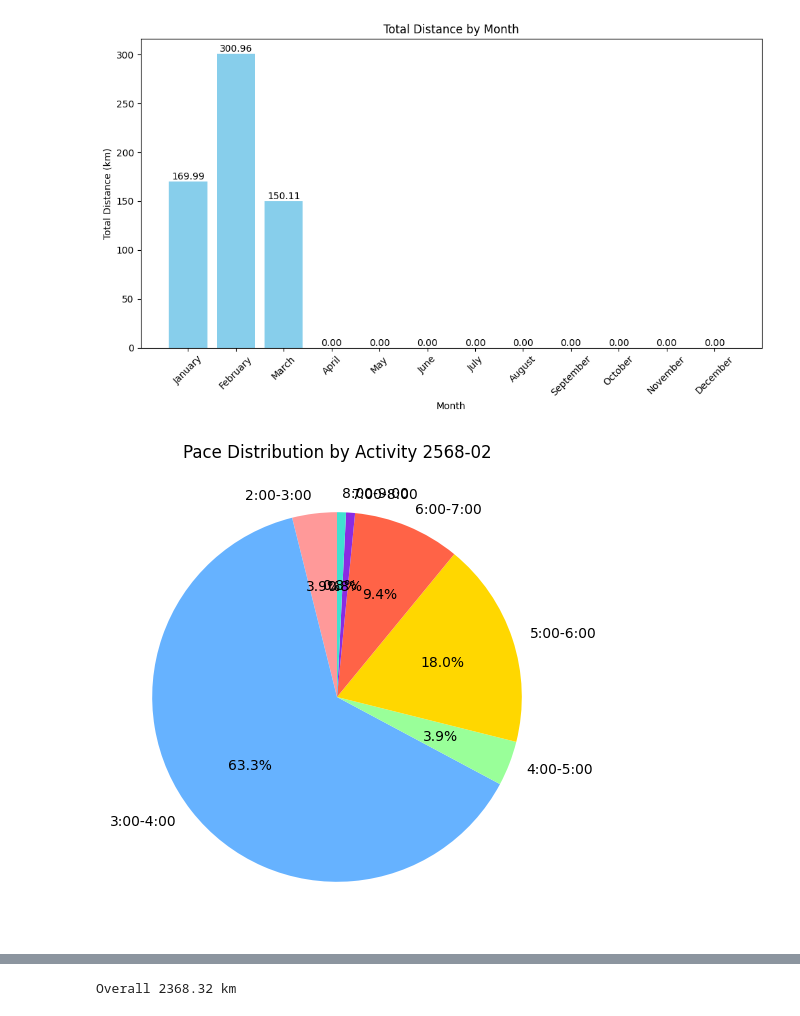
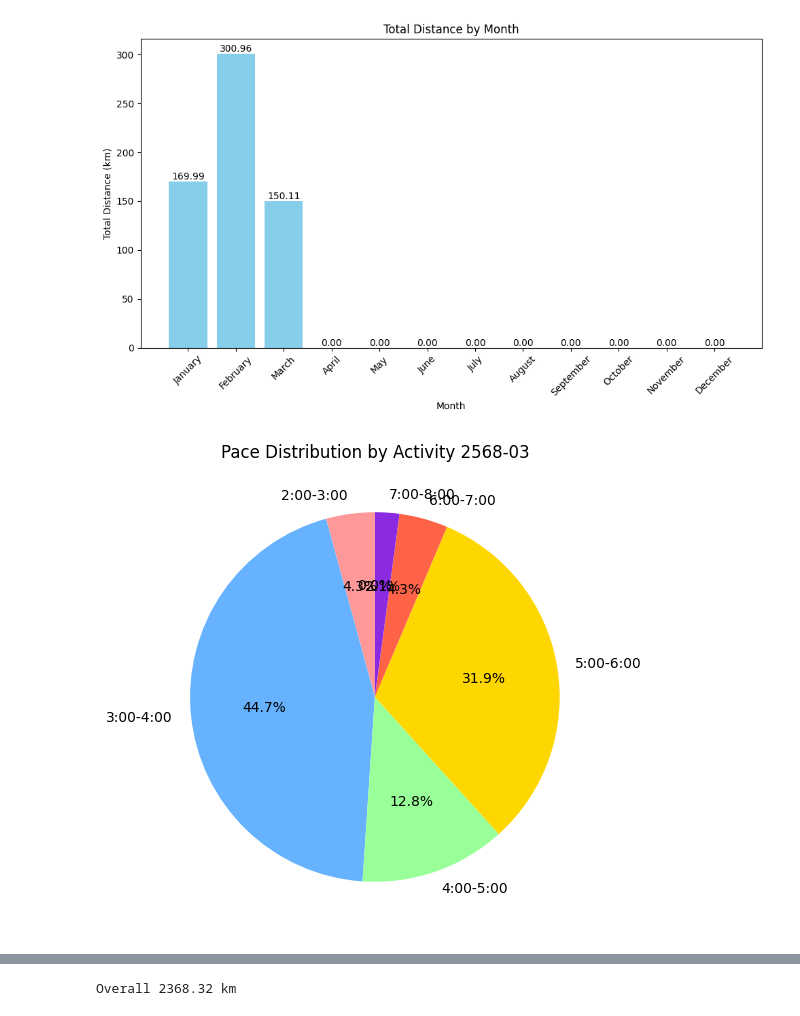
Before and after one commit to JFKongphop/running-analysis, a Jupyter notebook: index.ipynb, the cells around one changed output, grey strips where cells are left out. Saved outputs shown, nothing was run; the diff lists cells and outputs as text; code cells hidden in the pictures.

```diff
--- a/index.ipynb
+++ b/index.ipynb
@@ -392,26 +392,26 @@ plt.show()
 # %% [output]
 [figure]
 # %%
-date = "2568-02"
+date = "2568-03"
 bins = [120, 180, 240, 300, 360, 420, 480, 540]
 labels = ["2:00-3:00", "3:00-4:00", "4:00-5:00", "5:00-6:00", "6:00-7:00", "7:00-8:00", "8:00-9:00"]
 
 pie = date_selector(df, date).copy()
 pie["Pace Group"] = pd.cut(pie["Pace(sec)"], bins=bins, labels=labels, right=False)
 group_counts = pie["Pace Group"].value_counts(sort=False)
 
 plt.figure(figsize=(8, 6))
 group_counts.plot.pie(
   autopct="%1.1f%%",
   startangle=90,
   colors=["#FF9999", "#66B2FF", "#99FF99", "#FFD700", "#FF6347", "#8A2BE2", "#40E0D0"],
   labels=group_counts.index
 )
 plt.title(f"Pace Distribution by Activity {date}")
 plt.ylabel("")
 plt.show()
 # %% [output]
-[figure, old version]
+[figure, new version]
 # %%
 pie
 # %% [output]
```
Also changed, not shown: parts of 5 cells of this notebook.
